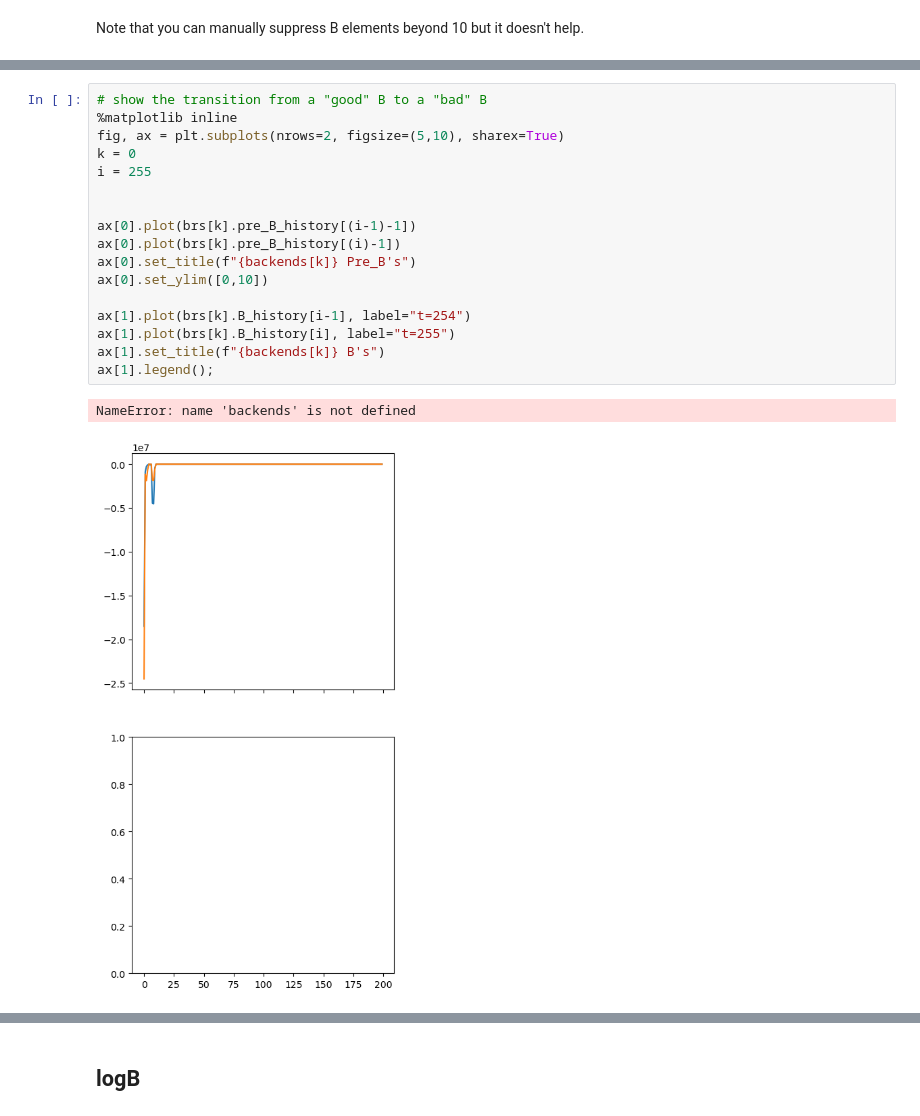
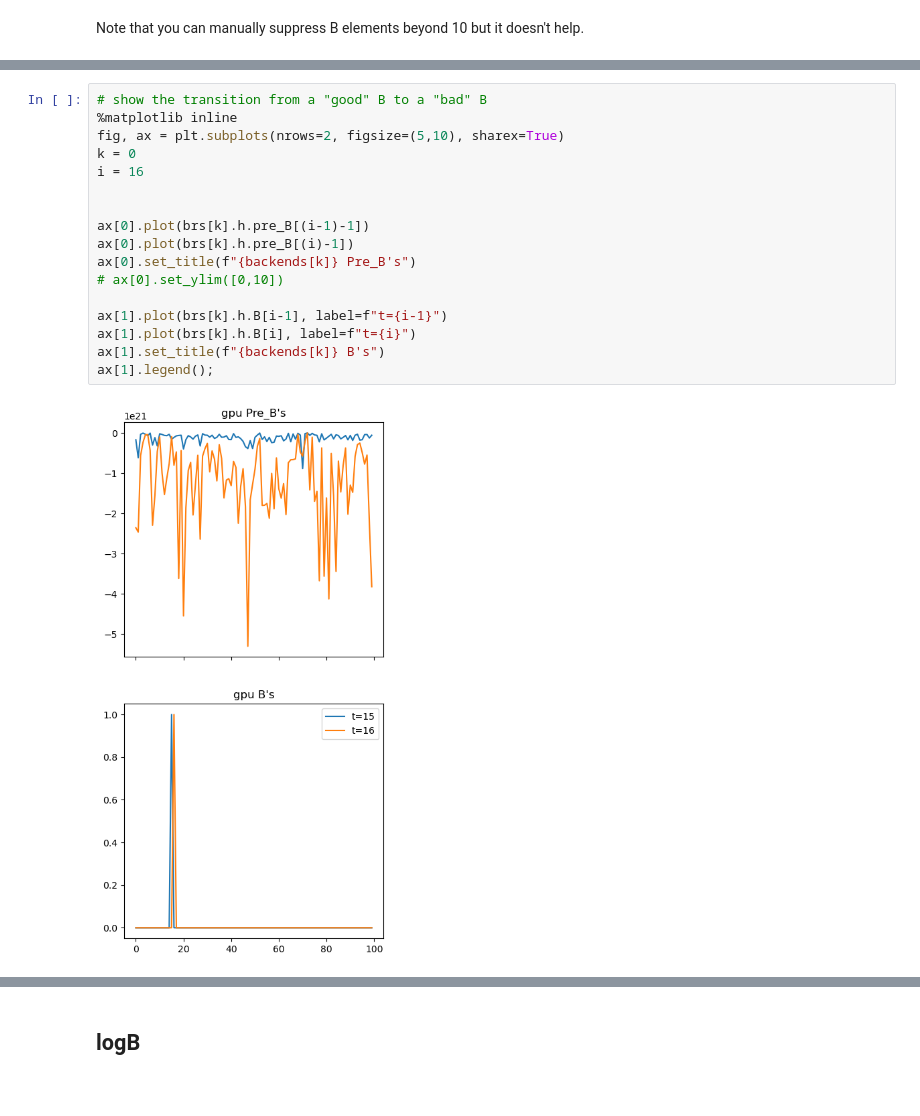
Before and after one commit to draeloslab/AdaptiveLatents, a Jupyter notebook: scripts/debug jax/run_example.ipynb, the cells around one changed output, grey strips where cells are left out. Saved outputs shown, nothing was run; the diff lists cells and outputs as text.

```diff
--- a/scripts/debug jax/run_example.ipynb
+++ b/scripts/debug jax/run_example.ipynb
@@ -122,23 +134,22 @@ ax[1].set_title("CPU pre_B");
 # %%
 # show the transition from a "good" B to a "bad" B
 %matplotlib inline
 fig, ax = plt.subplots(nrows=2, figsize=(5,10), sharex=True)
 k = 0
-i = 255
+i = 16
 
 
-ax[0].plot(brs[k].pre_B_history[(i-1)-1])
-ax[0].plot(brs[k].pre_B_history[(i)-1])
+ax[0].plot(brs[k].h.pre_B[(i-1)-1])
+ax[0].plot(brs[k].h.pre_B[(i)-1])
 ax[0].set_title(f"{backends[k]} Pre_B's")
-ax[0].set_ylim([0,10])
+# ax[0].set_ylim([0,10])
 
-ax[1].plot(brs[k].B_history[i-1], label="t=254")
-ax[1].plot(brs[k].B_history[i], label="t=255")
+ax[1].plot(brs[k].h.B[i-1], label=f"t={i-1}")
+ax[1].plot(brs[k].h.B[i], label=f"t={i}")
 ax[1].set_title(f"{backends[k]} B's")
 ax[1].legend();
 # %% [output]
-NameError: name 'backends' is not defined
-[figure, old version]
+[figure, new version]
 # %%
 # check that the normalization or b_exp didn't cause the issue
 %matplotlib inline
```
Also changed, not shown: parts of 19 cells of this notebook, 3 other files.
